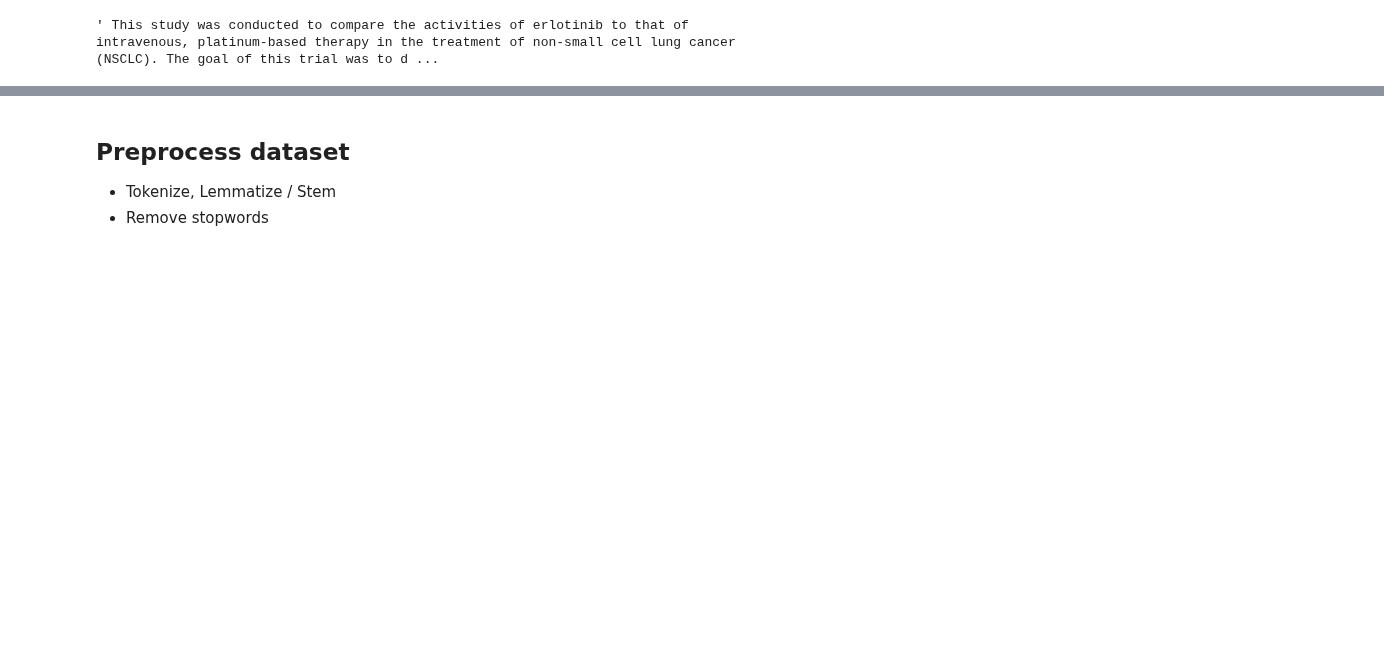
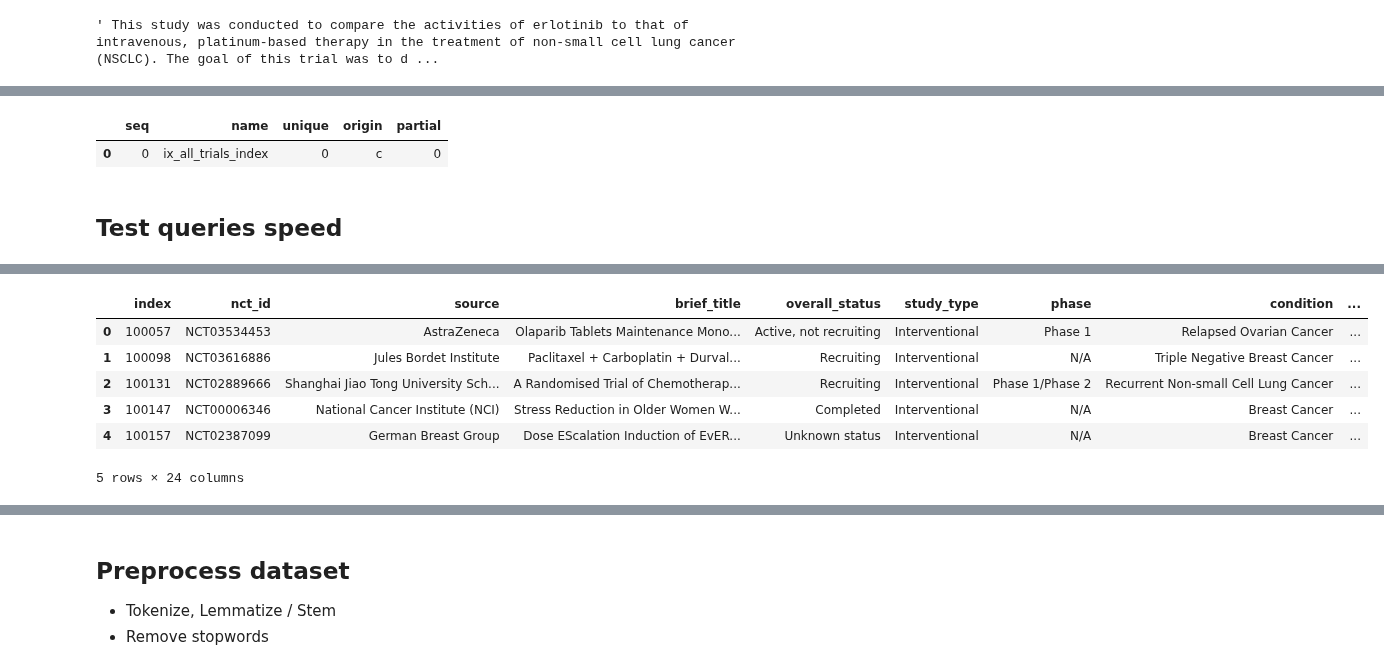
Before and after one commit to cmdelaserna/clinical-trials, a Jupyter notebook: mvp/notebooks/Script 3 - Clean JSON file, preprocess data, export working dataset.ipynb, the cells around one changed output, grey strips where cells are left out. Cells and saved outputs as stored; diff of their text form; code cells hidden in the pictures; blank space fills up the shorter version.

Commit message:
creating sqlite db for offline use

```diff
--- a/mvp/notebooks/Script 3 - Clean JSON file, preprocess data, export working dataset.ipynb
+++ b/mvp/notebooks/Script 3 - Clean JSON file, preprocess data, export working dataset.ipynb
@@ -84,0 +119,4 @@ df.head()
+# %%
+# Create and connect to db
+conn = sqlite3.connect('../data/working_data/working-database.db')
+conn
@@ -84,0 +131,8 @@ df.head()
+# %%
+# get list of indexes
+pd.read_sql_query("PRAGMA index_list(all_trials);", conn)
+# %% [output]
+|  | seq | name | unique | origin | partial |
+| 0 | 0 | ix_all_trials_index | 0 | c | 0 |
+# %% [markdown]
+## Test queries speed
@@ -84,0 +142,5 @@ df.head()
+# %%
+# Time query with WHERE condition
+%time search_query = pd.read_sql_query("SELECT * from all_trials WHERE all_text LIKE '%breast cancer%';", conn)
+search_query.head()
+# %% [output]
@@ -84,0 +149,7 @@ df.head()
+|  | index | nct_id | source | brief_title | overall_status | study_type | phase | condition | ... |
+| 0 | 100057 | NCT03534453 | AstraZeneca | Olaparib Tablets Maintenance Mono... | Active, not recruiting | Interventional | Phase 1 | Relapsed Ovarian Cancer | ... |
+| 1 | 100098 | NCT03616886 | Jules Bordet Institute | Paclitaxel + Carboplatin + Durval... | Recruiting | Interventional | N/A | Triple Negative Breast Cancer | ... |
+| 2 | 100131 | NCT02889666 | Shanghai Jiao Tong University Sch... | A Randomised Trial of Chemotherap... | Recruiting | Interventional | Phase 1/Phase 2 | Recurrent Non-small Cell Lung Cancer | ... |
+| 3 | 100147 | NCT00006346 | National Cancer Institute (NCI) | Stress Reduction in Older Women W... | Completed | Interventional | N/A | Breast Cancer | ... |
+| 4 | 100157 | NCT02387099 | German Breast Group | Dose EScalation Induction of EvER... | Unknown status | Interventional | N/A | Breast Cancer | ... |
+5 rows × 24 columns
```
Also changed, not shown: parts of 30 cells of this notebook, 1 other file.
